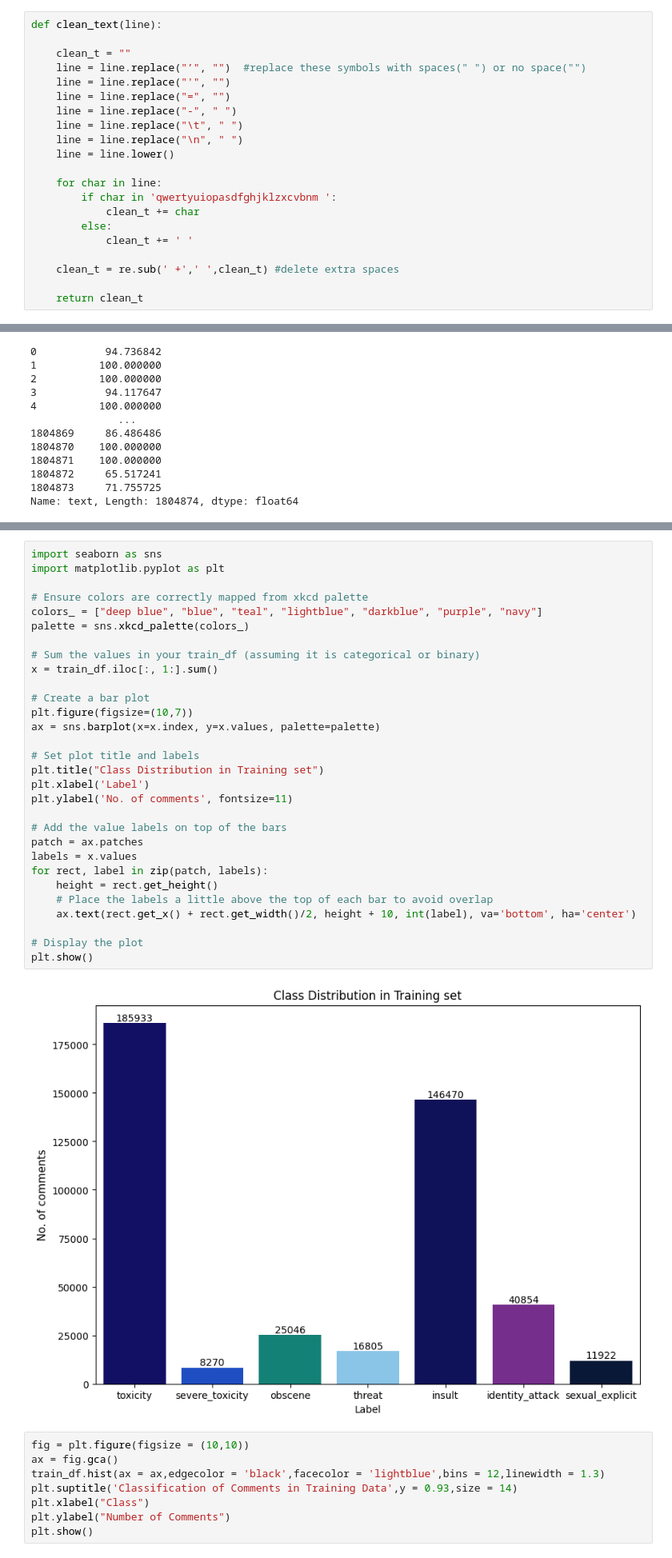
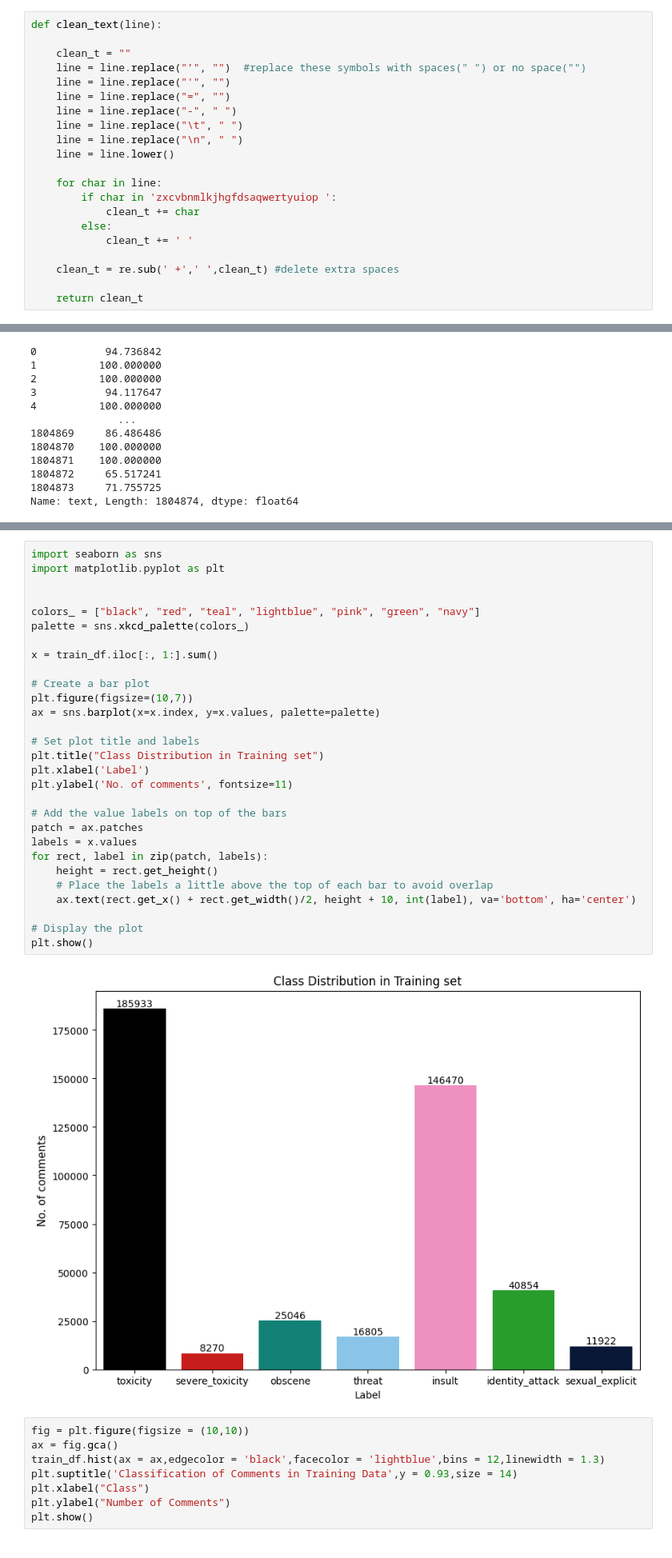
Before and after one commit to Kavanaanil/Bikestore-Management, a Jupyter notebook: nlpdl2.ipynb, the cells around one changed output, grey strips where cells are left out. Shown at 80% size. Drawn from its saved outputs; the diff is of its cells as text.

```diff
--- a/nlpdl2.ipynb
+++ b/nlpdl2.ipynb
@@ -136,7 +125,7 @@ def clean_text(line):
     line = line.lower()
 
     for char in line:
-        if char in 'qwertyuiopasdfghjklzxcvbnm ':
+        if char in 'zxcvbnmlkjhgfdsaqwertyuiop ':
             clean_t += char
         else:
             clean_t += ' '
@@ -245,35 +234,34 @@ plt.show()
 # %%
 import seaborn as sns
 import matplotlib.pyplot as plt
 
-# Ensure colors are correctly mapped from xkcd palette
-colors_ = ["deep blue", "blue", "teal", "lightblue", "darkblue", "purple", "navy"]
+
+colors_ = ["black", "red", "teal", "lightblue", "pink", "green", "navy"]
 palette = sns.xkcd_palette(colors_)
 
-# Sum the values in your train_df (assuming it is categorical or binary)
 x = train_df.iloc[:, 1:].sum()
 
 # Create a bar plot
 plt.figure(figsize=(10,7))
 ax = sns.barplot(x=x.index, y=x.values, palette=palette)
 
 # Set plot title and labels
 plt.title("Class Distribution in Training set")
 plt.xlabel('Label')
 plt.ylabel('No. of comments', fontsize=11)
 
 # Add the value labels on top of the bars
 patch = ax.patches
 labels = x.values
 for rect, label in zip(patch, labels):
     height = rect.get_height()
     # Place the labels a little above the top of each bar to avoid overlap
     ax.text(rect.get_x() + rect.get_width()/2, height + 10, int(label), va='bottom', ha='center')
 
 # Display the plot
 plt.show()
 # %% [output]
-[figure, old version]
+[figure, new version]
 # %%
 fig = plt.figure(figsize = (10,10))
 ax = fig.gca()
```
Also changed, not shown: parts of 33 cells of this notebook.
